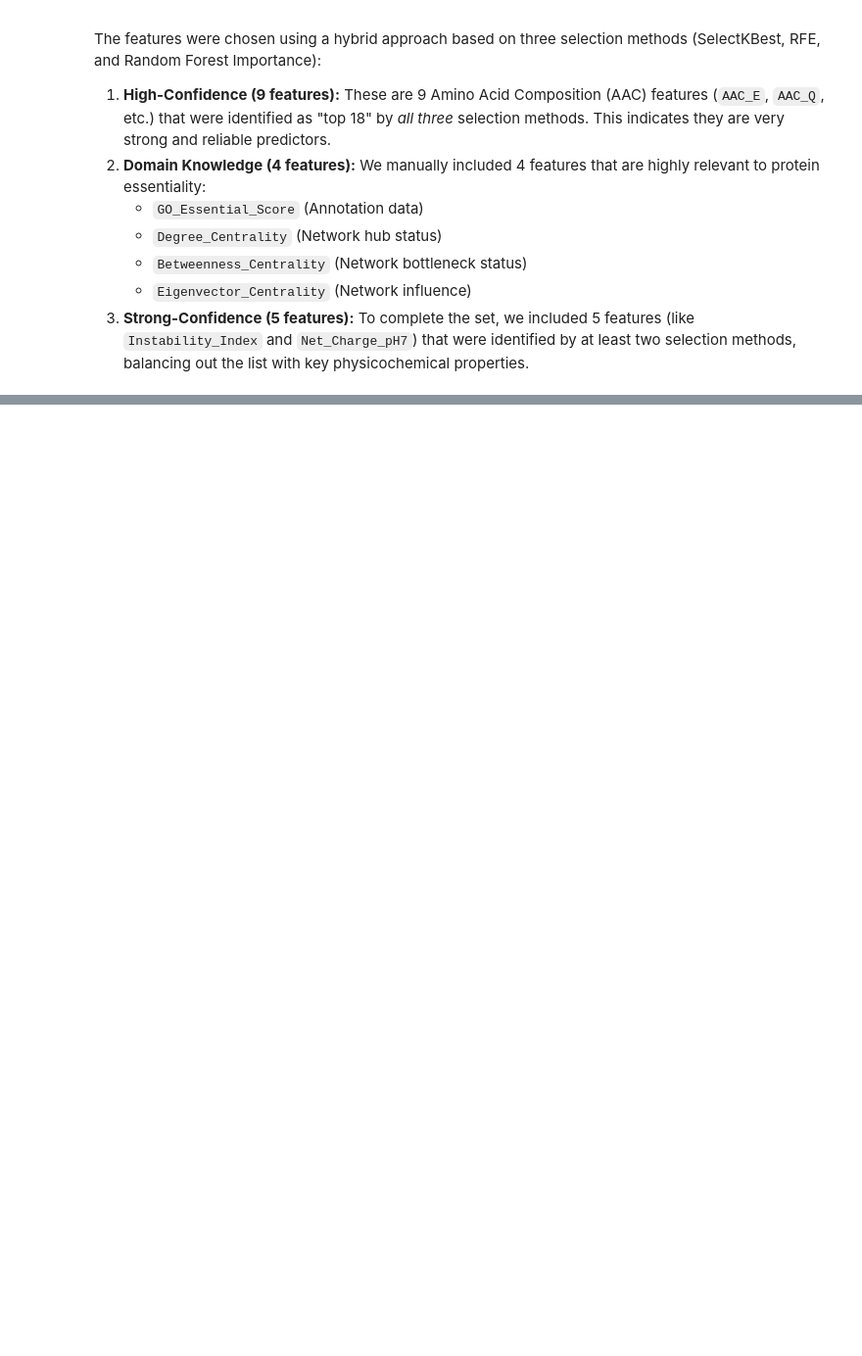
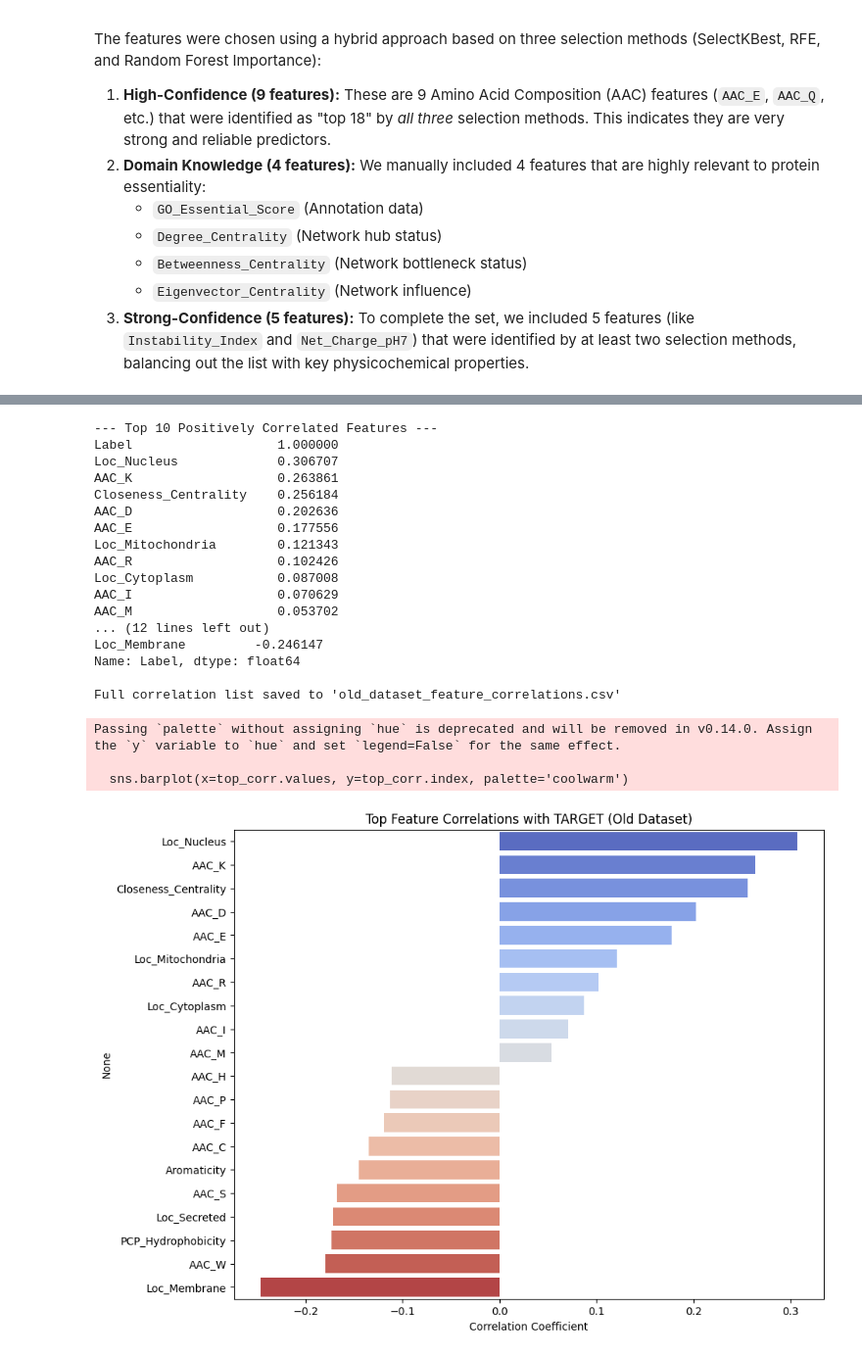
Before and after one commit to AbirBanerjee1223/final_proj, a Jupyter notebook: notebooks/feature_selection..ipynb, the cells around one changed output, grey strips where cells are left out. Shown at 98% size. Saved outputs shown, nothing was run; the diff lists cells and outputs as text; code cells hidden in the pictures; blank space fills up the shorter version.

```diff
--- a/notebooks/feature_selection..ipynb
+++ b/notebooks/feature_selection..ipynb
@@ -163,0 +233,67 @@ df_model_ready.to_csv("D:\\python_progs\\Final_year_proj\\Datasets\\best_feature
+# %%
+import pandas as pd
+import seaborn as sns
+import matplotlib.pyplot as plt
+
+# 1. Load the dataset
+# Replace with the actual path to your old dataset
+file_path = 'Final_Cancer_Essential_Dataset_Localized.csv'
+df = pd.read_csv(file_path)
+
+# 2. Preprocessing
+# Drop non-numeric identifier columns that aren't features
+# Based on your previous files, these are likely 'Protein' and 'Gene Names'
+cols_to_drop = ['Protein', 'Gene Names']
+
+# Drop them only if they exist in the dataframe
+df_numeric = df.drop(columns=[c for c in cols_to_drop if c in df.columns])
+
+# Ensure TARGET is numeric (it should be 0/1 already)
+# If it's not, you can map it: df_numeric['TARGET'] = df_numeric['TARGET'].map({'Essential': 1, 'Non-Essential': 0})
+
+# 3. Calculate Correlation
+# We specifically want the correlation of all columns with the 'TARGET' column
+correlation_with_target = df_numeric.corr()['Label'].sort_values(ascending=False)
+
+# 4. Display the Top Correlations
+print("--- Top 10 Positively Correlated Features ---")
+print(correlation_with_target.head(11)) # Top 10 + Label itself
+
+print("\n--- Top 10 Negatively Correlated Features ---")
+print(correlation_with_target.tail(10))
+
+# 5. Save Correlation Data to CSV (Optional)
+correlation_with_target.to_csv("old_dataset_feature_correlations.csv")
+print("\nFull correlation list saved to 'old_dataset_feature_correlations.csv'")
+
+# 6. Visualization (Bar Plot of Top Correlations)
+plt.figure(figsize=(10, 8))
+# Select top 10 positive and top 10 negative features (excluding TARGET itself)
+top_corr = pd.concat([correlation_with_target.iloc[1:11], correlation_with_target.iloc[-10:]])
+
+sns.barplot(x=top_corr.values, y=top_corr.index, palette='coolwarm')
+plt.title('Top Feature Correlations with TARGET (Old Dataset)')
+plt.xlabel('Correlation Coefficient')
+plt.show()
+# %% [output]
+--- Top 10 Positively Correlated Features ---
+Label                   1.000000
+Loc_Nucleus             0.306707
+AAC_K                   0.263861
+Closeness_Centrality    0.256184
+AAC_D                   0.202636
+AAC_E                   0.177556
+Loc_Mitochondria        0.121343
+AAC_R                   0.102426
+Loc_Cytoplasm           0.087008
+AAC_I                   0.070629
+AAC_M                   0.053702
+... (12 lines left out)
+Loc_Membrane         -0.246147
+Name: Label, dtype: float64
+
+Full correlation list saved to 'old_dataset_feature_correlations.csv'
+Passing `palette` without assigning `hue` is deprecated and will be removed in v0.14.0. Assign the `y` variable to `hue` and set `legend=False` for the same effect.
+
+  sns.barplot(x=top_corr.values, y=top_corr.index, palette='coolwarm')
+[figure, added]
```
Also changed, not shown: parts of 11 cells of this notebook, 23 other files.
